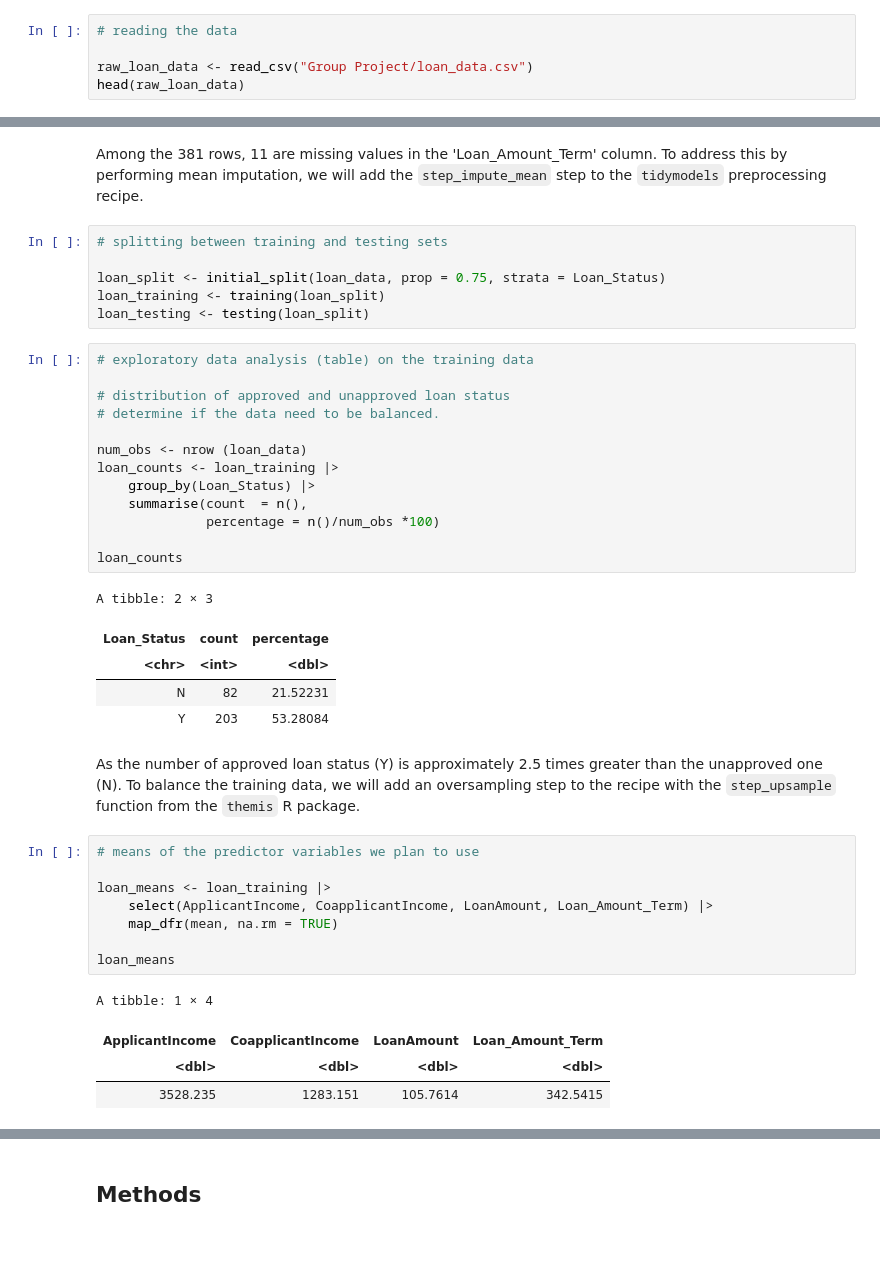
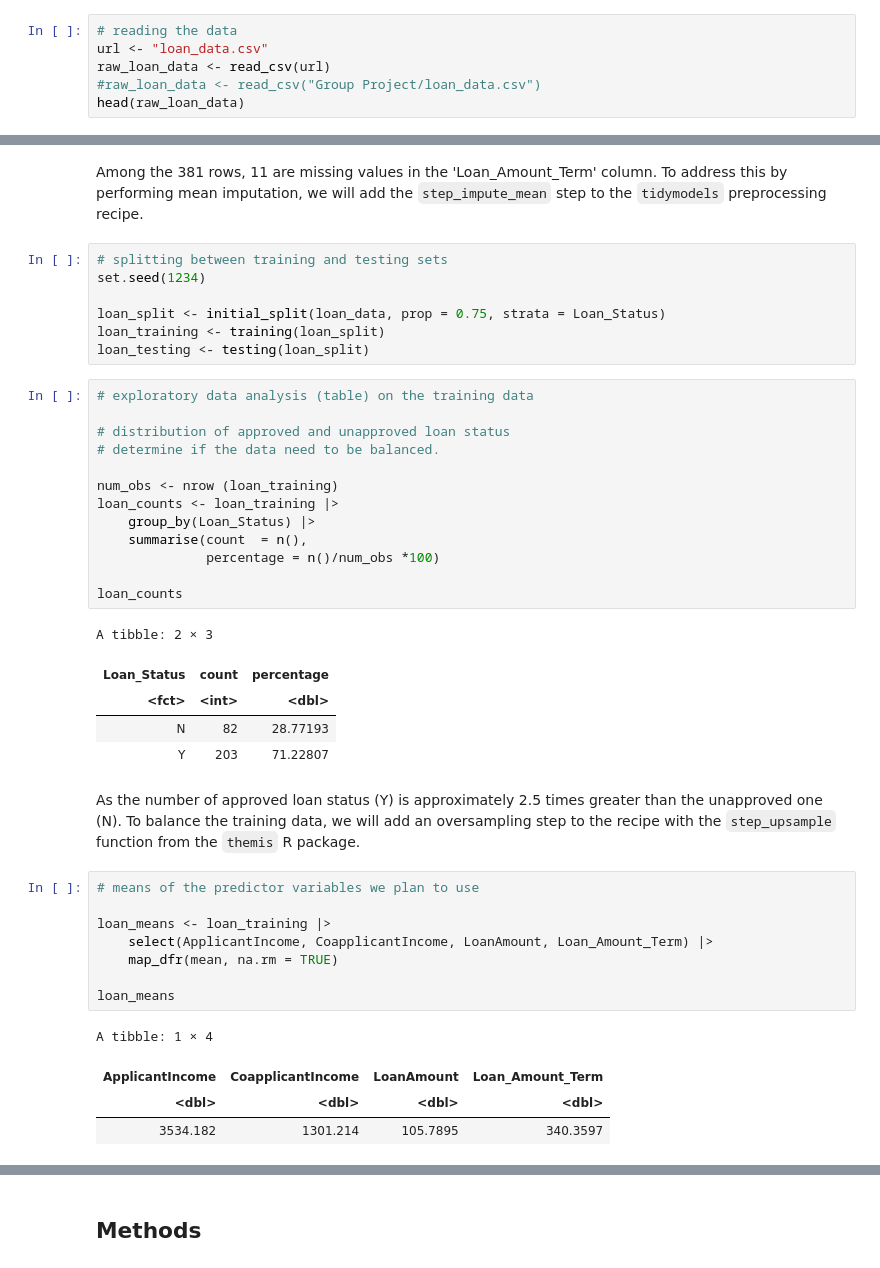
Before and after one commit to lillylaksermerz/dsci100-project, a Jupyter notebook: group_project.ipynb, the cells around one changed output, grey strips where cells are left out. Saved outputs shown, nothing was run; the diff lists cells and outputs as text.

```diff
--- a/group_project.ipynb
+++ b/group_project.ipynb
@@ -75,8 +75,9 @@ The following object is masked from ‘package:lubridate’:
     stamp
 # %%
 # reading the data
-
-raw_loan_data <- read_csv("Group Project/loan_data.csv")
+url <- "loan_data.csv"
+raw_loan_data <- read_csv(url)
+#raw_loan_data <- read_csv("Group Project/loan_data.csv")
 head(raw_loan_data)
 # %% [output]
 Rows: 381 Columns: 13
@@ -146,6 +147,7 @@ loan_missing_data
 Among the 381 rows, 11 are missing values in the 'Loan_Amount_Term' column. To address this by performing mean imputation, we will add the `step_impute_mean` step to the `tidymodels` preprocessing recipe.
 # %%
 # splitting between training and testing sets
+set.seed(1234)
 
 loan_split <- initial_split(loan_data, prop = 0.75, strata = Loan_Status)
 loan_training <- training(loan_split)
@@ -153,22 +155,22 @@ loan_testing <- testing(loan_split)
 # %%
 # exploratory data analysis (table) on the training data
 
 # distribution of approved and unapproved loan status
 # determine if the data need to be balanced.
 
-num_obs <- nrow (loan_data)
+num_obs <- nrow (loan_training)
 loan_counts <- loan_training |>
     group_by(Loan_Status) |>
     summarise(count  = n(),
               percentage = n()/num_obs *100)
 
 loan_counts
 # %% [output]
 A tibble: 2 × 3
 | Loan_Status | count | percentage |
-| <chr> | <int> | <dbl> |
-| N | 82 | 21.52231 |
-| Y | 203 | 53.28084 |
+| <fct> | <int> | <dbl> |
+| N | 82 | 28.77193 |
+| Y | 203 | 71.22807 |
 # %% [markdown]
 As the number of approved loan status (Y) is approximately 2.5 times greater than the unapproved one (N). To balance the training data, we will add an oversampling step to the recipe with the `step_upsample` function from the `themis` R package.
 # %%
@@ -183,7 +185,7 @@ loan_means
 A tibble: 1 × 4
 | ApplicantIncome | CoapplicantIncome | LoanAmount | Loan_Amount_Term |
 | <dbl> | <dbl> | <dbl> | <dbl> |
-| 3528.235 | 1283.151 | 105.7614 | 342.5415 |
+| 3534.182 | 1301.214 | 105.7895 | 340.3597 |
 # %%
 # exploratory data analysis (plots)
 options(repr.plot.width = 8, repr.plot.height = 10)
```
Also changed, not shown: parts of 2 cells of this notebook.
